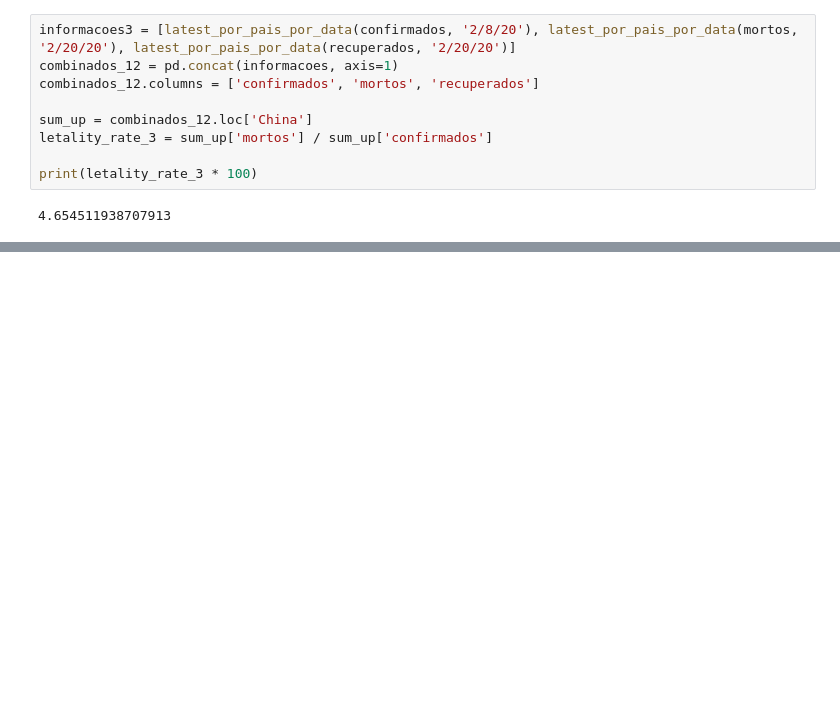
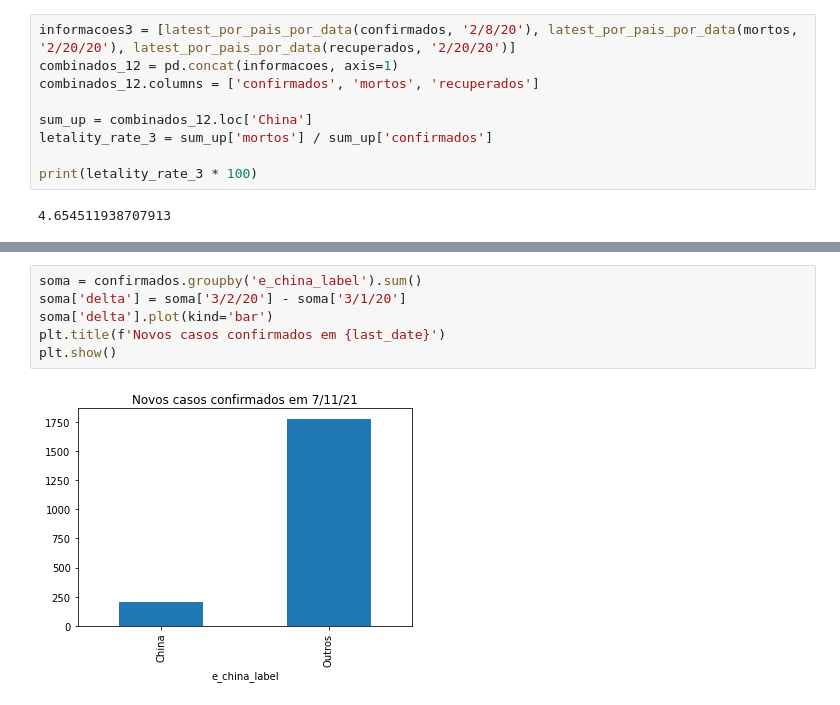
Before and after one commit to Helsonfs/Estudos_data_science_cvirus, a Jupyter notebook: Estudos_Data_Science_Covid_19.ipynb, the cells around one changed output, grey strips where cells are left out. Drawn from its saved outputs; the diff is of its cells as text; blank space fills up the shorter version.

```diff
--- a/Estudos_Data_Science_Covid_19.ipynb
+++ b/Estudos_Data_Science_Covid_19.ipynb
@@ -438,0 +541,8 @@ print(letality_rate_3 * 100)
+# %%
+soma = confirmados.groupby('e_china_label').sum()
+soma['delta'] = soma['3/2/20'] - soma['3/1/20']
+soma['delta'].plot(kind='bar')
+plt.title(f'Novos casos confirmados em {last_date}')
+plt.show()
+# %% [output]
+[figure, added]
```
Also changed, not shown: parts of 17 cells of this notebook.
